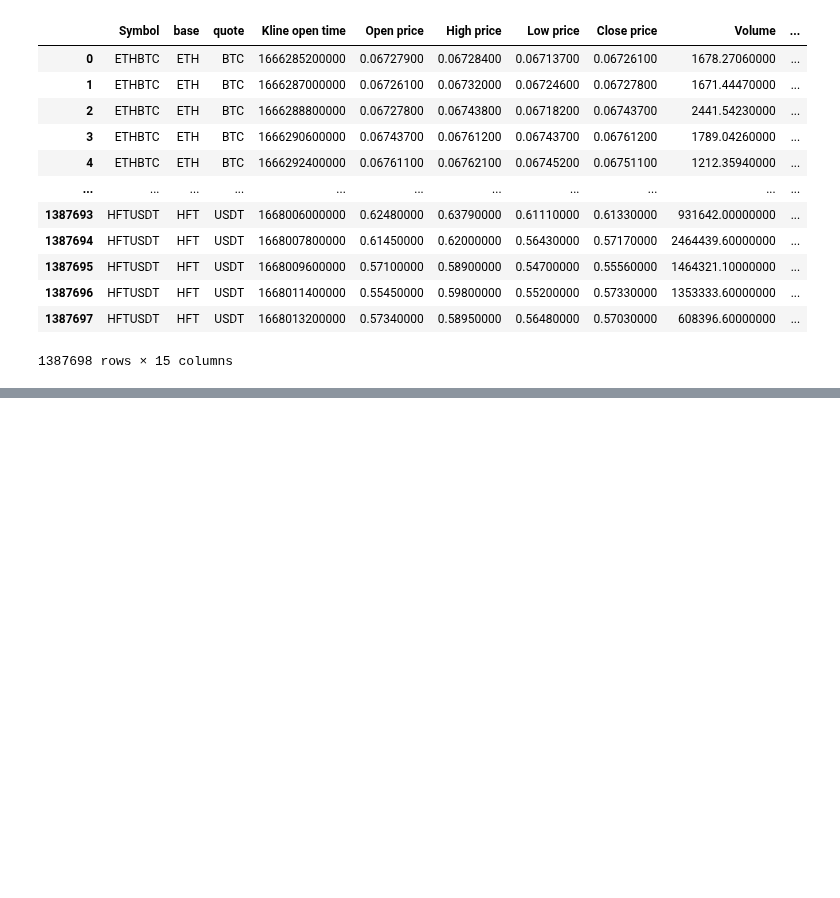
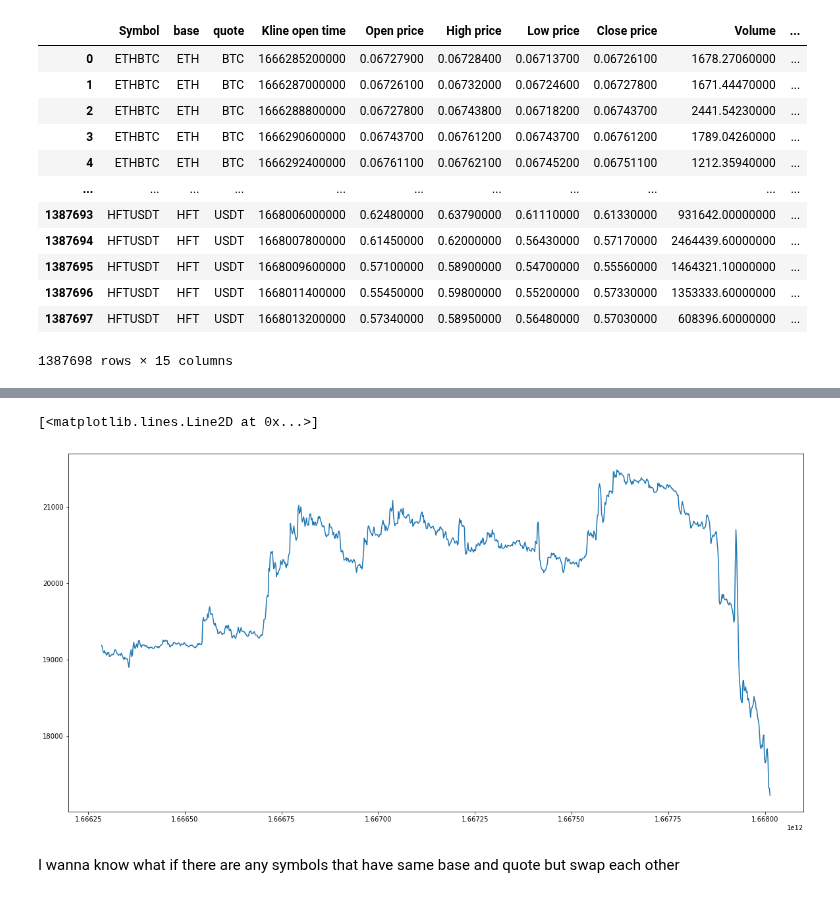
Before and after one commit to nhatruong1009/CryptoPrediction, a Jupyter notebook: src/crawlingData.ipynb, the cells around one changed output, grey strips where cells are left out. Cells and saved outputs as stored; diff of their text form; code cells hidden in the pictures; blank space fills up the shorter version.

```diff
--- a/src/crawlingData.ipynb
+++ b/src/crawlingData.ipynb
@@ -103,0 +121,8 @@ df
+# %%
+plt.figure(figsize=(20,10))
+plt.plot(df[df['Symbol'] == 'BTCUSDT']['Kline open time'],pandas.to_numeric(df[df['Symbol'] == 'BTCUSDT']['High price']))
+# %% [output]
+[<matplotlib.lines.Line2D at 0x...>]
+[figure, added]
+# %% [markdown]
+I wanna know what if there are any symbols that have same base and quote but swap each other
```
Also changed, not shown: parts of 18 cells of this notebook.
